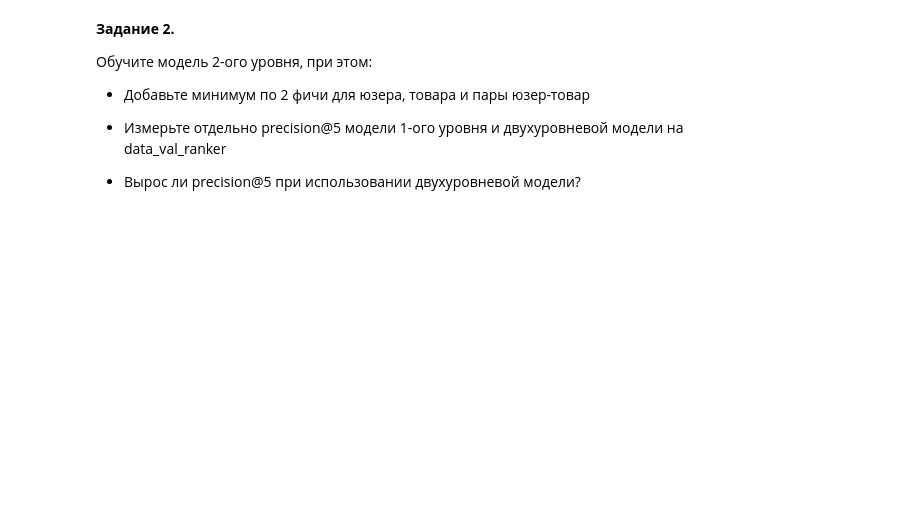
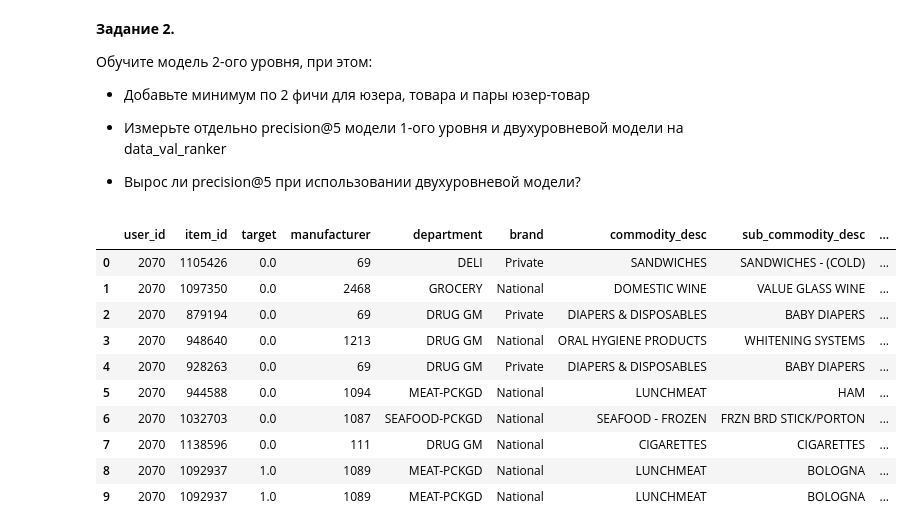
Before and after one commit to Klimonat/recommender_systems, a Jupyter notebook: Klimova_webinar_6.ipynb, the cells around one changed output. Cells and saved outputs as stored; diff of their text form; code cells hidden in the pictures; blank space fills up the shorter version.

```diff
--- a/Klimova_webinar_6.ipynb
+++ b/Klimova_webinar_6.ipynb
@@ -671,3 +670,17 @@ plt.legend()
 - Измерьте отдельно precision@5 модели 1-ого уровня и двухуровневой модели на data_val_ranker
 
 - Вырос ли precision@5 при использовании двухуровневой модели?
+# %%
+df_ranker_train.head(10)
+# %% [output]
+|  | user_id | item_id | target | manufacturer | department | brand | commodity_desc | sub_commodity_desc | ... |
+| 0 | 2070 | 1105426 | 0.0 | 69 | DELI | Private | SANDWICHES | SANDWICHES - (COLD) | ... |
+| 1 | 2070 | 1097350 | 0.0 | 2468 | GROCERY | National | DOMESTIC WINE | VALUE GLASS WINE | ... |
+| 2 | 2070 | 879194 | 0.0 | 69 | DRUG GM | Private | DIAPERS & DISPOSABLES | BABY DIAPERS | ... |
+| 3 | 2070 | 948640 | 0.0 | 1213 | DRUG GM | National | ORAL HYGIENE PRODUCTS | WHITENING SYSTEMS | ... |
+| 4 | 2070 | 928263 | 0.0 | 69 | DRUG GM | Private | DIAPERS & DISPOSABLES | BABY DIAPERS | ... |
+| 5 | 2070 | 944588 | 0.0 | 1094 | MEAT-PCKGD | National | LUNCHMEAT | HAM | ... |
+| 6 | 2070 | 1032703 | 0.0 | 1087 | SEAFOOD-PCKGD | National | SEAFOOD - FROZEN | FRZN BRD STICK/PORTON | ... |
+| 7 | 2070 | 1138596 | 0.0 | 111 | DRUG GM | National | CIGARETTES | CIGARETTES | ... |
+| 8 | 2070 | 1092937 | 1.0 | 1089 | MEAT-PCKGD | National | LUNCHMEAT | BOLOGNA | ... |
+| 9 | 2070 | 1092937 | 1.0 | 1089 | MEAT-PCKGD | National | LUNCHMEAT | BOLOGNA | ... |
```
Also changed, not shown: parts of 59 cells of this notebook.
